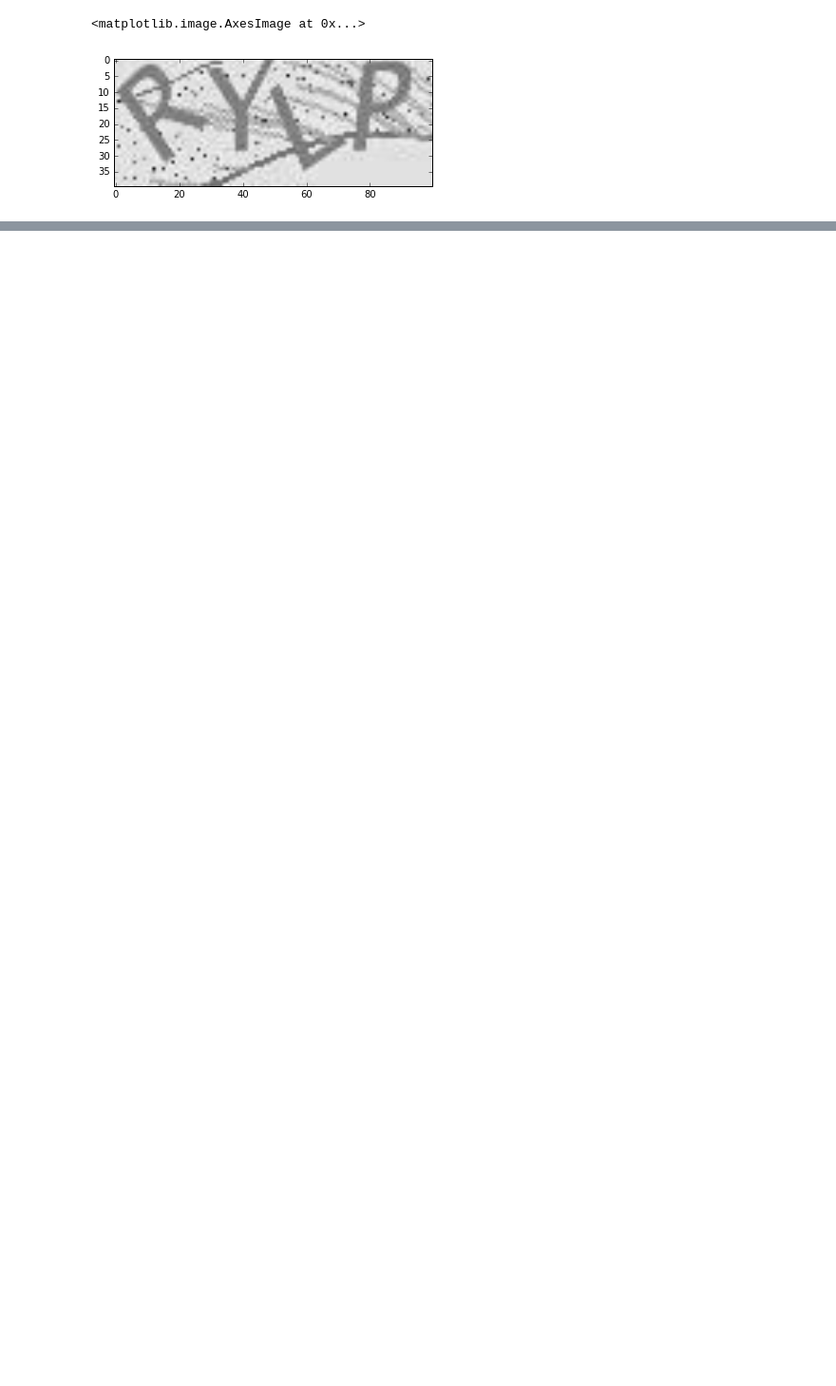
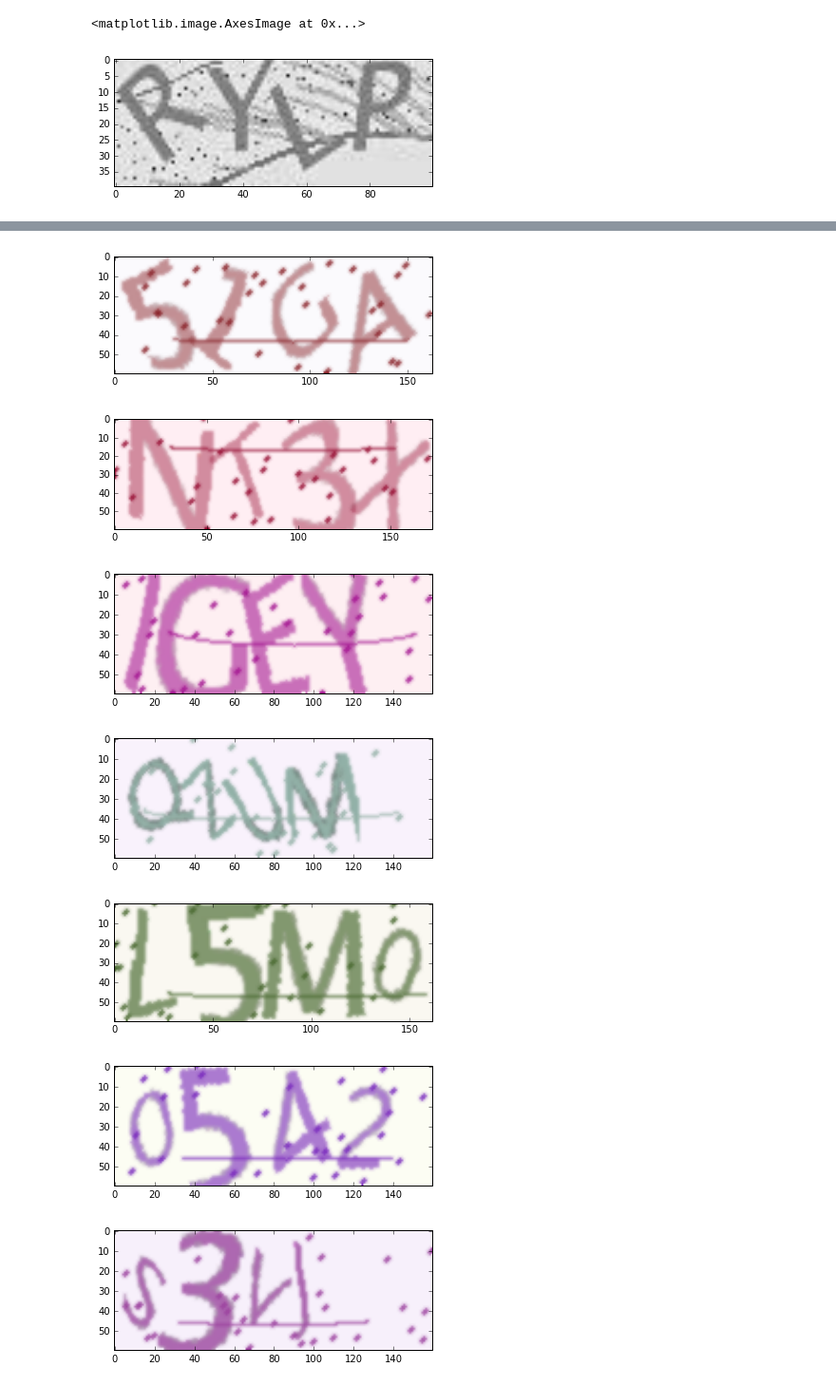
Before and after one commit to yuyang2009/kaggle, a Jupyter notebook: captcha.ipynb, the cells around one changed output, grey strips where cells are left out. Shown at 95% size. Saved outputs shown, nothing was run; the diff lists cells and outputs as text; code cells hidden in the pictures; blank space fills up the shorter version.

```diff
--- a/captcha.ipynb
+++ b/captcha.ipynb
@@ -460,4 +449,0 @@ y_test.shape
-# %%
-img = Image.open('./captcha/170101130607.jpg')
-img_scale = img_preprocess(img)
-plt.imshow(img_scale, cmap='gray')
@@ -491,4 +455,15 @@ def dataset_generator(num_images):
 # %%
-image_generator = ImageCaptcha(fonts=['./font/AntykwaBold.ttf'])
-text = ''.join(random.sample(char_map, num_char))
-img = image_generator.generate_image(text)
+image_generator = ImageCaptcha(fonts=['./font/LucidaGrande.ttc'])
+for i in range(10):
+    text = ''.join(random.sample(char_map, num_char))
+    img = image_generator.generate_image(text)
+    fig = plt.figure()
+    plt.imshow(img, cmap='gray')
+# %% [output]
+[figure, added]
+[figure, added]
+[figure, added]
+[figure, added]
+[figure, added]
+[figure, added]
+[figure, added]
```
Also changed, not shown: parts of 17 cells of this notebook.
